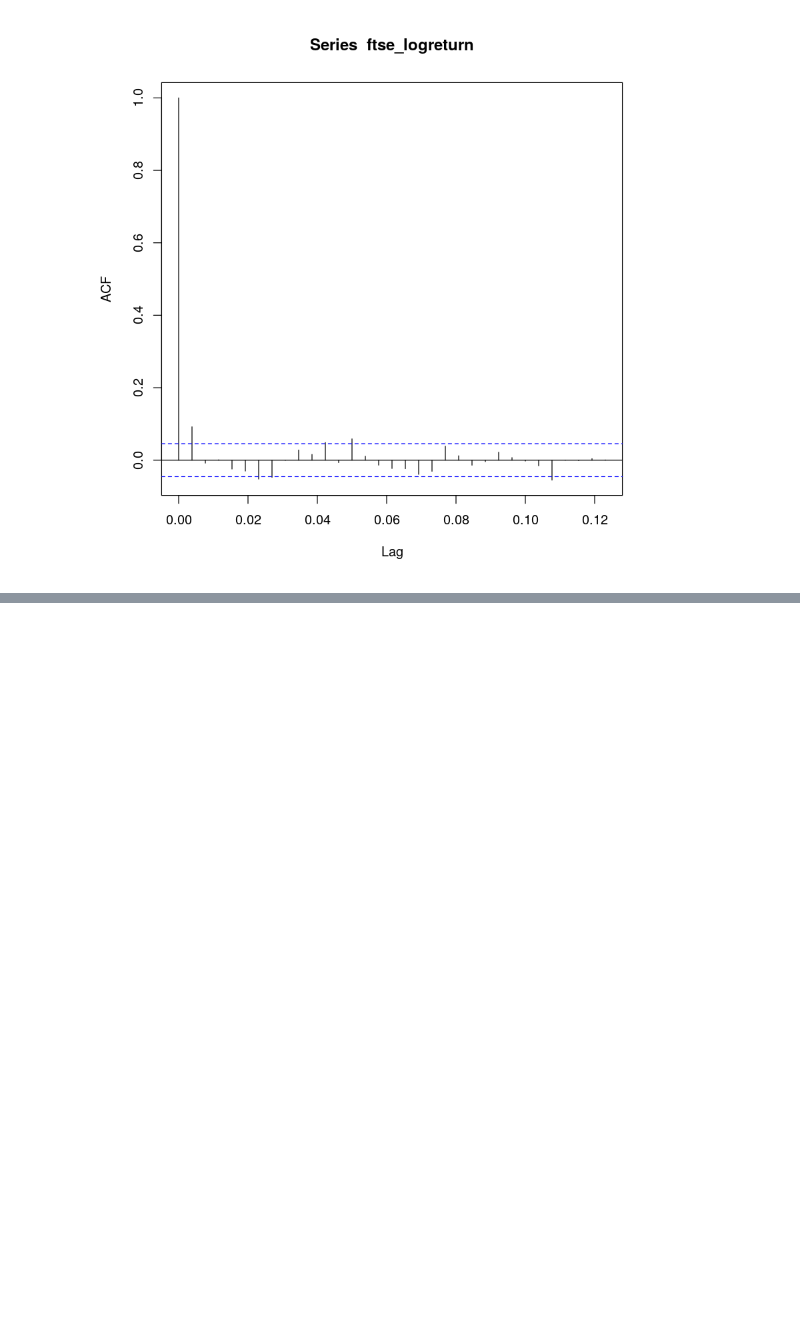
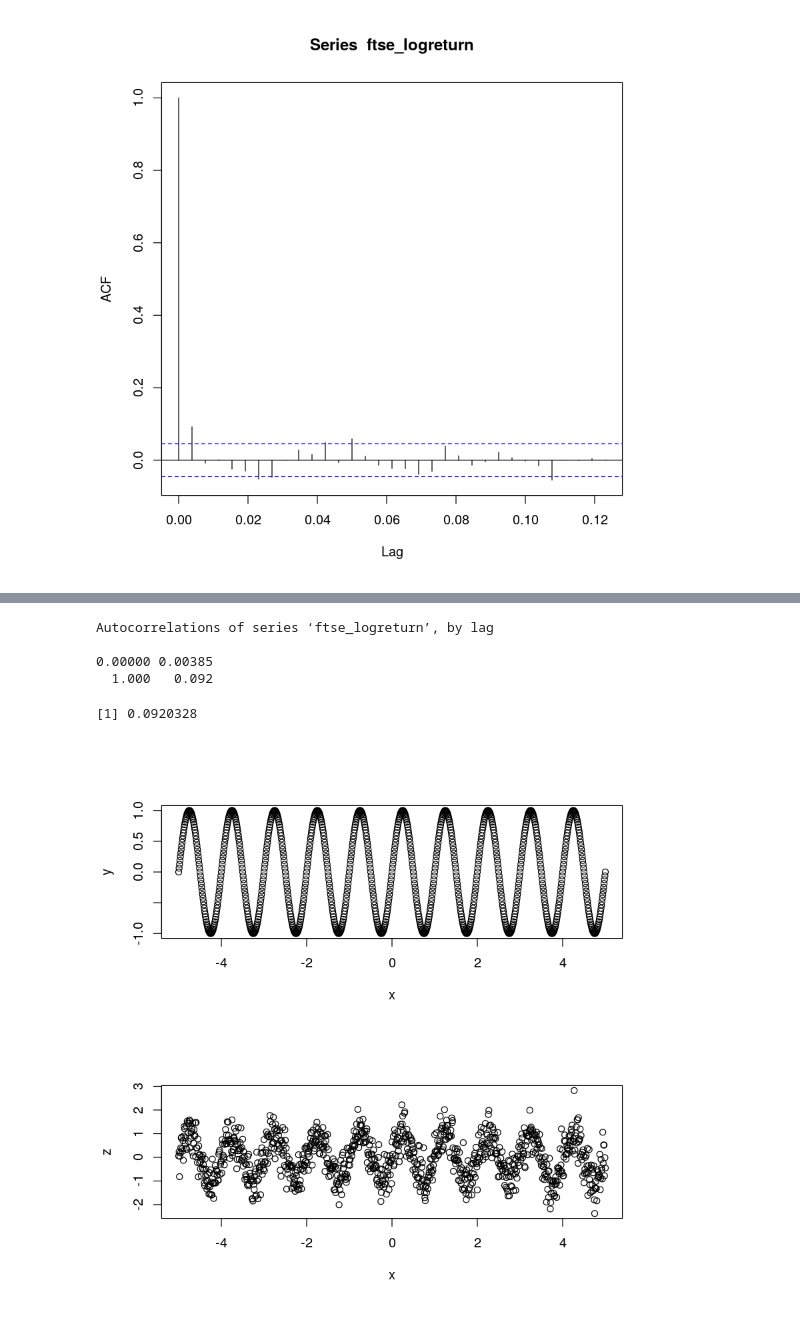
Before and after one commit to denglert/R-sandbox, a Jupyter notebook: datacamp/Time_series/Autocorrelation.ipynb, the cells around one changed output, grey strips where cells are left out. Saved outputs shown, nothing was run; the diff lists cells and outputs as text; code cells hidden in the pictures; blank space fills up the shorter version.

```diff
--- a/datacamp/Time_series/Autocorrelation.ipynb
+++ b/datacamp/Time_series/Autocorrelation.ipynb
@@ -75,0 +105,11 @@ acf(ftse_logreturn)
+# %%
+acf(ftse_logreturn, lag.max = 1, plot = FALSE)
+# %% [output]
+Autocorrelations of series ‘ftse_logreturn’, by lag
+
+0.00000 0.00385
+  1.000   0.092
+# %%
+cor(x_t1, x_t0) * (n-1)/n
+# %% [output]
+[1] 0.0920328
@@ -75,0 +118,14 @@ acf(ftse_logreturn)
+# %%
+x <- seq(from = -5, to = 5, by = 0.01)
+# %%
+T = 1.0
+# %%
+y <- sin(x*2.0*pi/T)
+# %%
+z <- y+rnorm(length(y), sd=0.5)
+# %%
+par(mfrow=c(2,1))
+plot(x,y)
+plot(x,z)
+# %% [output]
+[figure, added]
```
Also changed, not shown: parts of 8 cells of this notebook, 1 other file.
